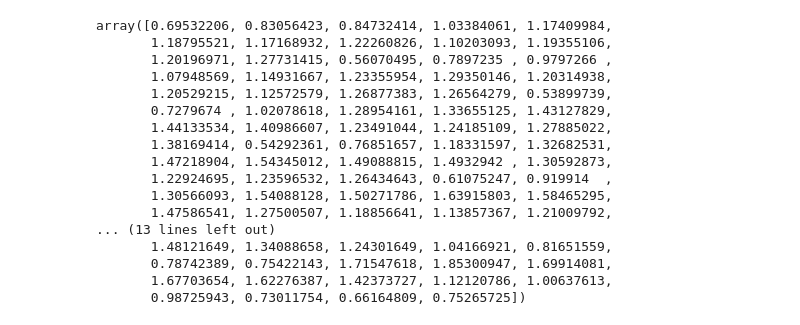
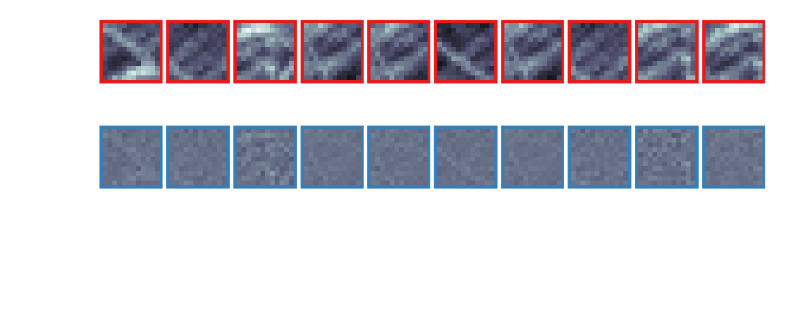
Before and after one commit to lyndond/frame_whitening, a Jupyter notebook: figures_new/conv2d.ipynb, the cells around one changed output. Cells and saved outputs as stored; diff of their text form; code cells hidden in the pictures; blank space fills up the shorter version.

```diff
--- a/figures_new/conv2d.ipynb
+++ b/figures_new/conv2d.ipynb
@@ -55,28 +55,26 @@ fwd.plot_patch_stats(all_contexts[1])
 # %%
 conv_h, conv_w = 4, 4
 W = fw.get_conv_frame(patch_h, patch_w, conv_h, conv_w)
-# %%
-X = all_contexts[0]
-X0 = X.reshape(n_steps, -1)
-X0 = X0 - np.mean(X0, axis=0)
-X0 = X0 * 150
-
-X0.var(axis=0)
-# %% [output]
-array([0.69532206, 0.83056423, 0.84732414, 1.03384061, 1.17409984,
-       1.18795521, 1.17168932, 1.22260826, 1.10203093, 1.19355106,
-       1.20196971, 1.27731415, 0.56070495, 0.7897235 , 0.9797266 ,
-       1.07948569, 1.14931667, 1.23355954, 1.29350146, 1.20314938,
-       1.20529215, 1.12572579, 1.26877383, 1.26564279, 0.53899739,
-       0.7279674 , 1.02078618, 1.28954161, 1.33655125, 1.43127829,
-       1.44133534, 1.40986607, 1.23491044, 1.24185109, 1.27885022,
-       1.38169414, 0.54292361, 0.76851657, 1.18331597, 1.32682531,
-       1.47218904, 1.54345012, 1.49088815, 1.4932942 , 1.30592873,
-       1.22924695, 1.23596532, 1.26434643, 0.61075247, 0.919914  ,
-       1.30566093, 1.54088128, 1.50271786, 1.63915803, 1.58465295,
-       1.47586541, 1.27500507, 1.18856641, 1.13857367, 1.21009792,
-... (13 lines left out)
-       1.48121649, 1.34088658, 1.24301649, 1.04166921, 0.81651559,
-       0.78742389, 0.75422143, 1.71547618, 1.85300947, 1.69914081,
-       1.67703654, 1.62276387, 1.42373727, 1.12120786, 1.00637613,
-       0.98725943, 0.73011754, 0.66164809, 0.75265725])
+# %%
+X = all_contexts[0]
+X0 = X.reshape(n_steps, -1)
+X0 = X0 - np.mean(X0, axis=0)
+X0 = X0 * 10
+
+Cxx = np.cov(X0.T)
+Cxx = Cxx + np.eye(Cxx.shape[0]) * 1e-4
+
+ll, V = np.linalg.eigh(Cxx)
+l12 = 1/np.sqrt(ll)
+assert np.allclose(V @ np.diag(ll) @ V.T, Cxx)
+
+W = V @ np.diag(l12) @ V.T
+
+Xw = X0 @ W.T
+
+Xw = Xw.reshape(n_steps, patch_h, patch_w)
+X0 = X0.reshape(n_steps, patch_h, patch_w)
+
+fwd.plot_context_samples(np.stack([X0, Xw], 0), 10)
+# %% [output]
+[figure, added]
```
Also changed, not shown: parts of 6 cells of this notebook, 3 other files.
